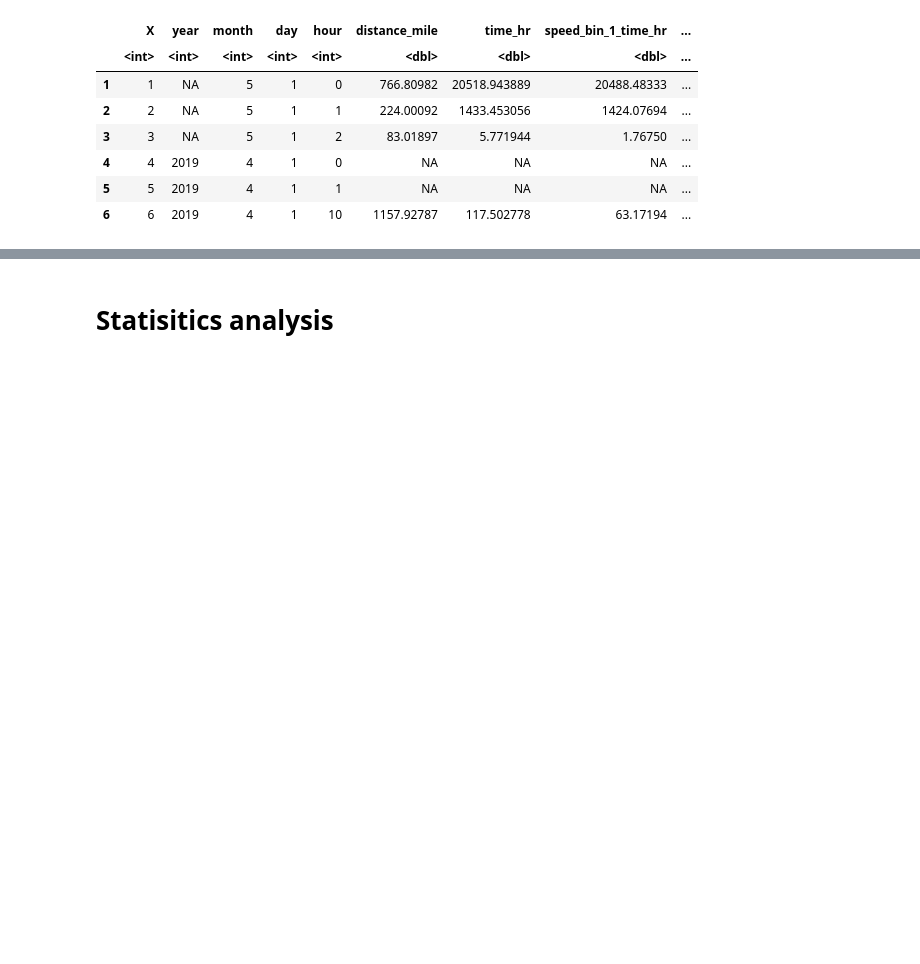
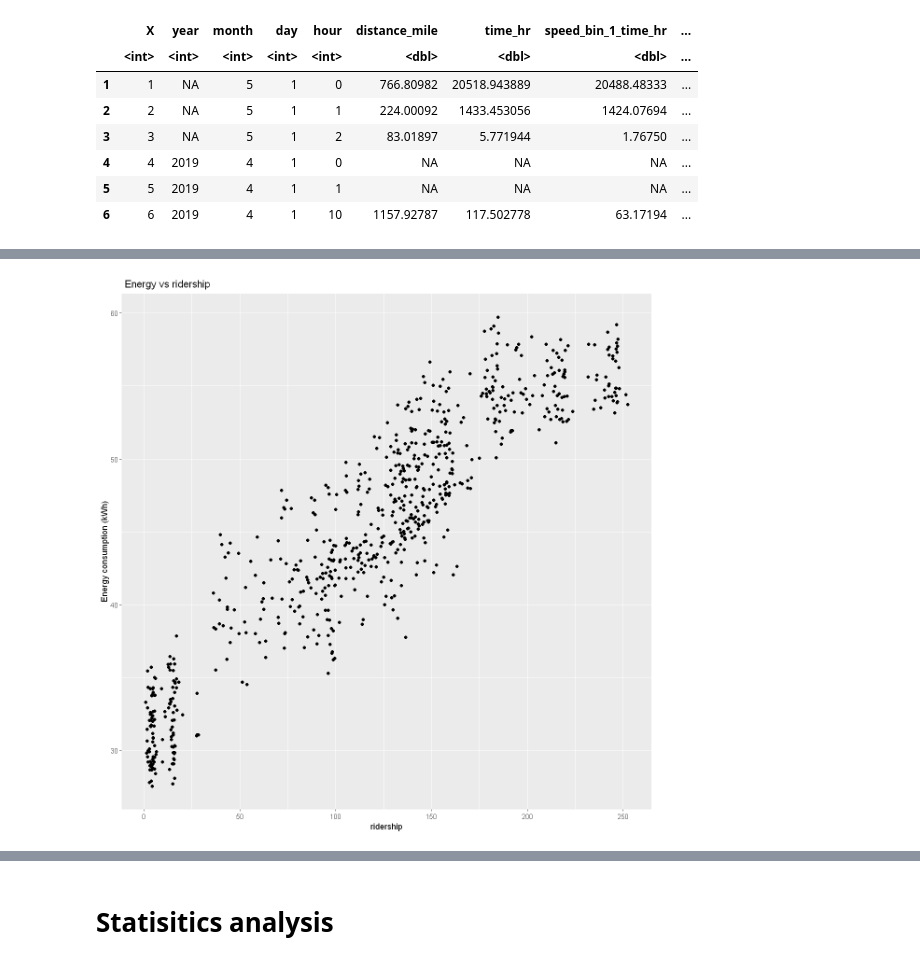
Before and after one commit to narslab/treem, a Jupyter notebook: bin/jupyter/energy-system-model-estimation.ipynb, the cells around one changed output, grey strips where cells are left out. Saved outputs shown, nothing was run; the diff lists cells and outputs as text; code cells hidden in the pictures; blank space fills up the shorter version.

```diff
--- a/bin/jupyter/energy-system-model-estimation.ipynb
+++ b/bin/jupyter/energy-system-model-estimation.ipynb
@@ -50,0 +112,6 @@ A data.frame: 6 × 23
+# %%
+ggplot(df) +
+ geom_point(aes(x=sqrt(ridership), y=energy_kwh)) +
+ labs(title =" Energy vs ridership ", y = "Energy consumption (kWh)", x = "ridership")
+# %% [output]
+[figure, added]
```
Also changed, not shown: parts of 32 cells of this notebook, 7 other files.
